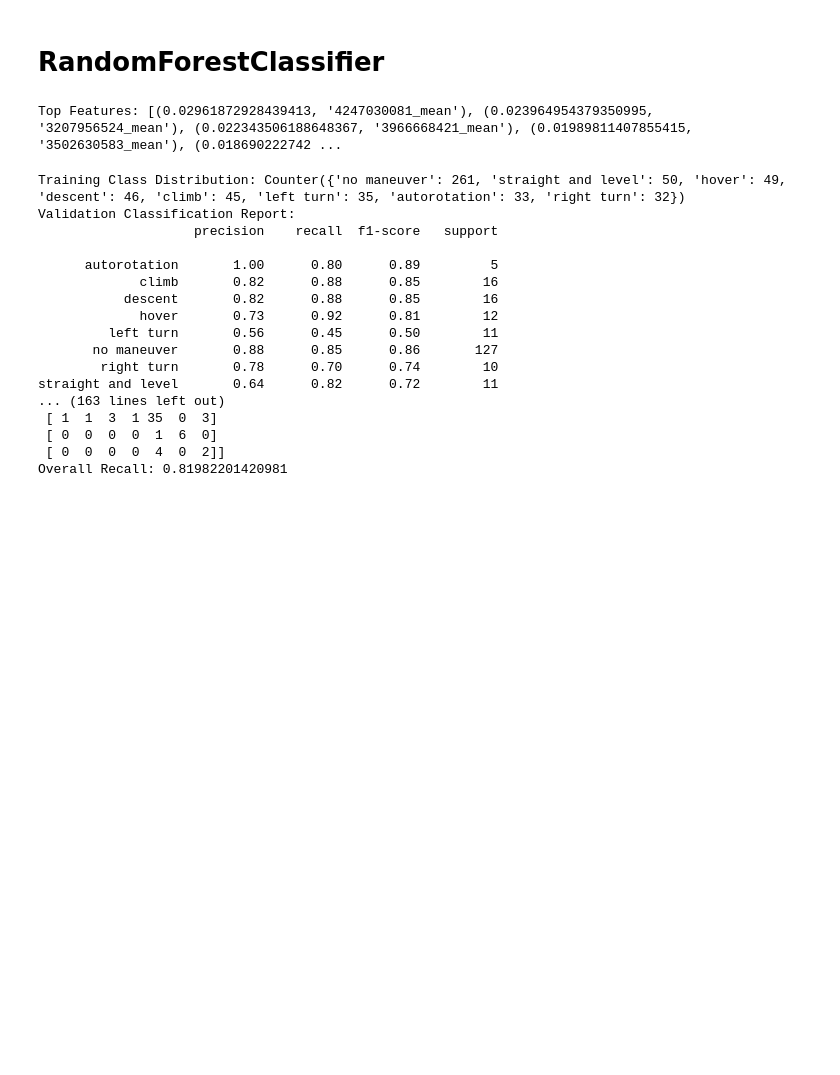
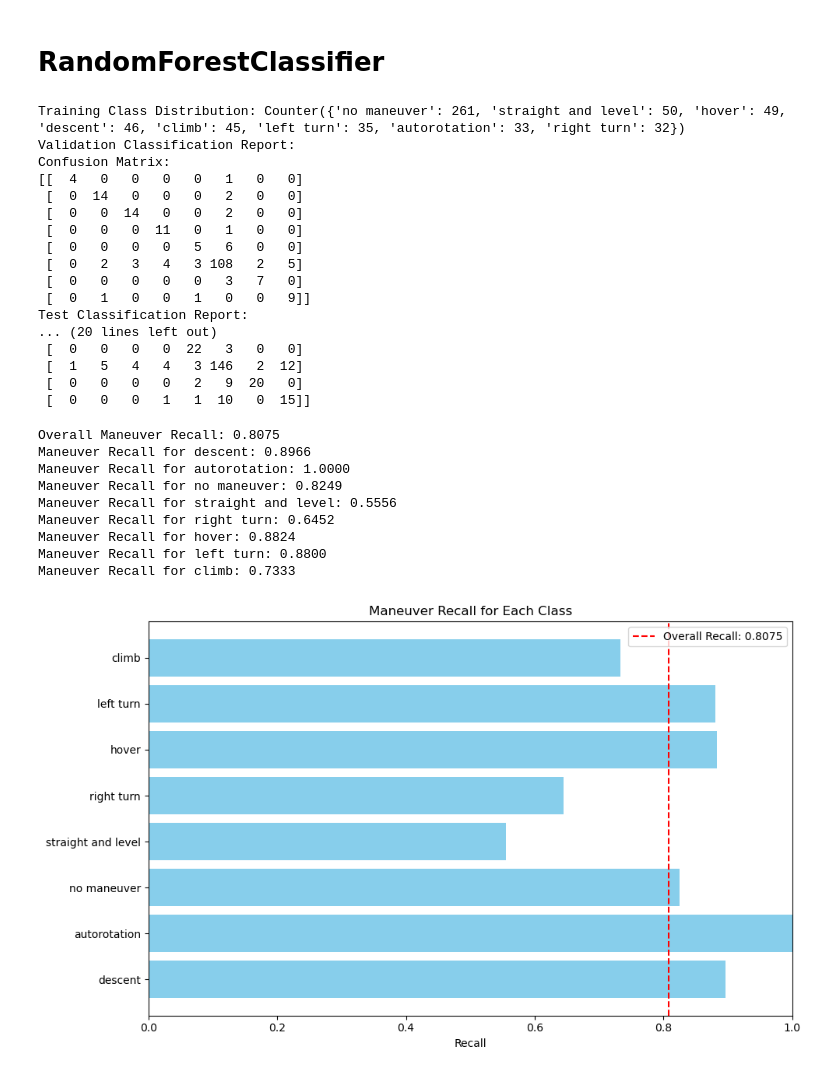
Before and after one commit to EtienneKaiser/loftdynamics, a Jupyter notebook: fit_model/fit_model.ipynb, the cells around one changed output. Cells and saved outputs as stored; diff of their text form; code cells hidden in the pictures; blank space fills up the shorter version.

Commit message:
update visualization

```diff
--- a/fit_model/fit_model.ipynb
+++ b/fit_model/fit_model.ipynb
@@ -499,6 +474,0 @@ def test_model(model, test_files):
-# %%
-feature_importances = rf_model.feature_importances_
-sorted_importances = sorted(zip(feature_importances, X_train.columns), reverse=True)
-print("Top Features:", sorted_importances[:10])
-# %% [output]
-Top Features: [(0.02961872928439413, '4247030081_mean'), (0.023964954379350995, '3207956524_mean'), (0.022343506188648367, '3966668421_mean'), (0.01989811407855415, '3502630583_mean'), (0.018690222742 ...
@@ -505,25 +550,37 @@ Top Features: [(0.02961872928439413, '4247030081_mean'), (0.023964954379350995,
 # %%
-
 rf_model = train_random_forest(train_file_paths)
 
-validate_model(rf_model, validate_file_paths)
+y_val, y_pred_val, cm_val = validate_model(rf_model, validate_file_paths)
 
-test_model(rf_model, test_file_paths)
+y_test, y_pred_test, cm_test = test_model(rf_model, test_file_paths)
 # %% [output]
 Training Class Distribution: Counter({'no maneuver': 261, 'straight and level': 50, 'hover': 49, 'descent': 46, 'climb': 45, 'left turn': 35, 'autorotation': 33, 'right turn': 32})
 Validation Classification Report:
-                    precision    recall  f1-score   support
-
-      autorotation       1.00      0.80      0.89         5
-             climb       0.82      0.88      0.85        16
-           descent       0.82      0.88      0.85        16
-             hover       0.73      0.92      0.81        12
-         left turn       0.56      0.45      0.50        11
-       no maneuver       0.88      0.85      0.86       127
-        right turn       0.78      0.70      0.74        10
-straight and level       0.64      0.82      0.72        11
-... (163 lines left out)
- [ 1  1  3  1 35  0  3]
- [ 0  0  0  0  1  6  0]
- [ 0  0  0  0  4  0  2]]
-Overall Recall: 0.81982201420981
+Confusion Matrix:
+[[  4   0   0   0   0   1   0   0]
+ [  0  14   0   0   0   2   0   0]
+ [  0   0  14   0   0   2   0   0]
+ [  0   0   0  11   0   1   0   0]
+ [  0   0   0   0   5   6   0   0]
+ [  0   2   3   4   3 108   2   5]
+ [  0   0   0   0   0   3   7   0]
+ [  0   1   0   0   1   0   0   9]]
+Test Classification Report:
+... (20 lines left out)
+ [  0   0   0   0  22   3   0   0]
+ [  1   5   4   4   3 146   2  12]
+ [  0   0   0   0   2   9  20   0]
+ [  0   0   0   1   1  10   0  15]]
+# %%
+compute_maneuver_recall(rf_model, test_file_paths,possible_maneuvers)
+# %% [output]
+Overall Maneuver Recall: 0.8075
+Maneuver Recall for descent: 0.8966
+Maneuver Recall for autorotation: 1.0000
+Maneuver Recall for no maneuver: 0.8249
+Maneuver Recall for straight and level: 0.5556
+Maneuver Recall for right turn: 0.6452
+Maneuver Recall for hover: 0.8824
+Maneuver Recall for left turn: 0.8800
+Maneuver Recall for climb: 0.7333
+[figure, added]
```
Also changed, not shown: parts of 13 cells of this notebook.
